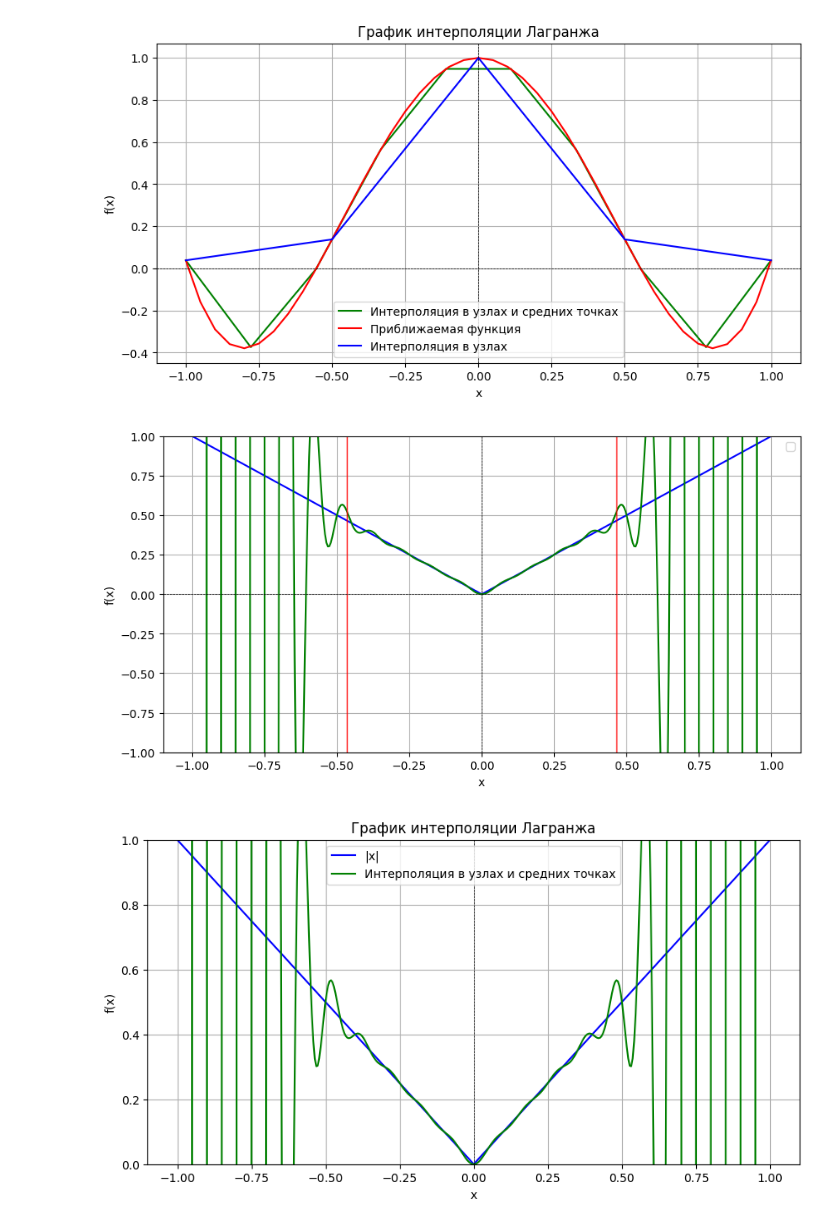
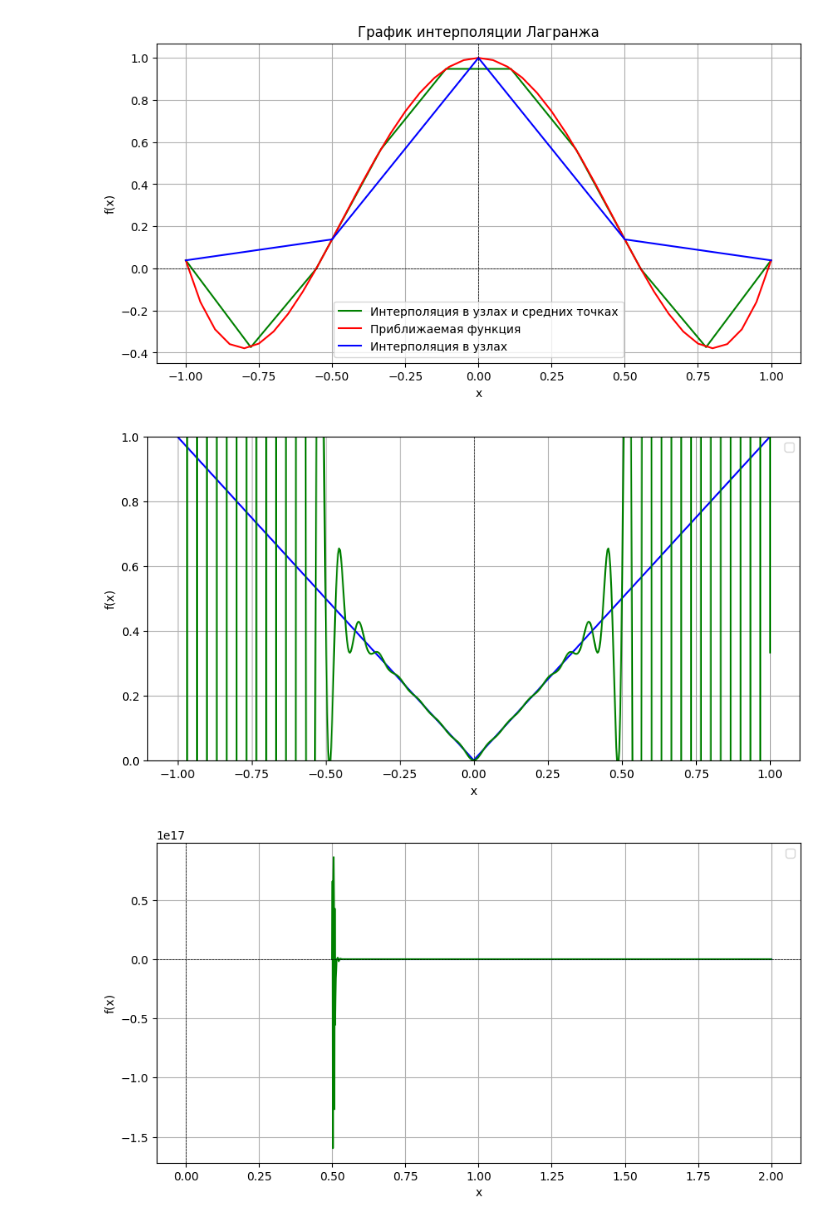
Before and after one commit to PVLKorobov/UNI_5S_CHM_L1, a Jupyter notebook: tasks.ipynb, the cells around one changed output. Saved outputs shown, nothing was run; the diff lists cells and outputs as text; code cells hidden in the pictures.

```diff
--- a/tasks.ipynb
+++ b/tasks.ipynb
@@ -183,7 +183,7 @@ def get_interval_edge(x:list, interpol_values:list):
             return x[i]
 
 
-n = 40
+n = 60
 m = 10
 
 
@@ -206,9 +206,9 @@ plt.plot(x, y, color='blue')
 plt.plot(x_2, y_2, color='green')
 
 # Границы интервала
-intervalEdge = get_interval_edge(x_2, y_2)
-plt.axvline(intervalEdge, color="red", linewidth=1)
-plt.axvline(-intervalEdge, color="red", linewidth=1)
+# intervalEdge = get_interval_edge(x_2, y_2)
+# plt.axvline(intervalEdge, color="red", linewidth=1)
+# plt.axvline(-intervalEdge, color="red", linewidth=1)
 
 
 plt.xlabel('x')
@@ -217,22 +217,22 @@ plt.axhline(0, color='black', linewidth=0.5, ls='--')
 plt.axvline(0, color='black', linewidth=0.5, ls='--')
 plt.grid(True)
 plt.legend()
-plt.ylim(-1, 1)  # Ограничение по оси y
+plt.ylim(0, 1)  # Ограничение по оси y
 plt.show()  # Показываем график
 # %% [output]
-[figure, old version]
+[figure, new version]
 # %%
 import math
 import numpy as np  # Импортируем библиотеку NumPy
 import matplotlib.pyplot as plt
 
-a = -1
-b = 1
+a = 0.5
+b = 2
 def func(x):
-    # return 1/(1+ 25 * x**2)
-    return abs(x)
+    result = (1 + x*x)/(1 + abs(math.log(x)))
+    return result
 
-def polyLagrange(x, n):
+def poly_Lagrange(x, n):
     nodes = [a]
     current = a
     for k in range(n):
@@ -244,51 +244,62 @@ def polyLagrange(x, n):
 
     summa = 0
 
-    for x_val in x:  # Изменил имя переменной для ясности
+    for x_val in x:
         for i in range(n + 1):
             # Вычисление произведения
             product_up = 1
             for j in range(n + 1):
                 if i != j:
                     product_up *= (x_val - nodes[j])
             product_down = 1
             for j in range(n + 1):
                 if i != j:
                     product_down *= (nodes[i] - nodes[j])
             summa += (values[i] * (product_up / product_down))
 
     return summa
 
-n = 40
+def get_interval_edge(x:list, interpol_values:list):
+    for i in range(len(x) // 2, len(x)):
+        if abs(func(x[i]) - interpol_values[i]) > 0.05:
+            return x[i]
+
+
+n = 120
 m = 10
 
 
 
-x = np.linspace(-1, 1, 3)  # n+1 точек от -1 до 1
-y = [abs(x_val) for x_val in x]  # Применение функции к каждой точке x
+x = np.linspace(a, b, 3)  # n+1 точек от -1 до 1
+y = [func(x_val) for x_val in x]  # Применение функции к каждой точке x
 
 # Интерполяция с большим числом узлов
-x_2 = np.linspace(-1, 1,   m * n + 2)  # 2n+2 точки от -1 до 1
-y_2 = [polyLagrange([x_val], n) for x_val in x_2]  # Использовать x_2 для вычисления y_2
-
-# Интерполяция с большим числом узлов
-x_3 = np.linspace(-1, 1, 10 * n+1)  # 2n+2 точки от -1 до 1
-y_3 = [polyLagrange([x_val], n) for x_val in x_3]  # Использовать x_2 для вычисления y_2
-
-# Создаем график
-plt.figure(figsize=(10, 5))
-plt.plot(x, y, label='|x|', color='blue')
-plt.plot(x_2, y_2, label='Интерполяция в узлах и средних точках', color='green')
+x_2 = np.linspace(a, b,   m * n + 2)  # 2n+2 точки от -1 до 1
+y_2 = [poly_Lagrange([x_val], n) for x_val in x_2]  # Использовать x_2 для вычисления y_2
 
 
-plt.title('График интерполяции Лагранжа')
+# # Интерполяция с большим числом узлов
+# x_3 = np.linspace(-1, 1, 10 * n+1)  # 2n+2 точки от -1 до 1
+# y_3 = [poly_Lagrange([x_val], n) for x_val in x_3]  # Использовать x_3 для вычисления y_3
+
+# График
+plt.figure(figsize=(10, 5))
+plt.plot(x, y, color='blue')
+plt.plot(x_2, y_2, color='green')
+
+# Границы интервала
+# intervalEdge = get_interval_edge(x_2, y_2)
+# plt.axvline(intervalEdge, color="red", linewidth=1)
+# plt.axvline(-intervalEdge, color="red", linewidth=1)
+
+
 plt.xlabel('x')
 plt.ylabel('f(x)')
 plt.axhline(0, color='black', linewidth=0.5, ls='--')
 plt.axvline(0, color='black', linewidth=0.5, ls='--')
 plt.grid(True)
 plt.legend()
-plt.ylim(0, 1)  # Ограничение по оси y
+# plt.ylim(0, 1)  # Ограничение по оси y
 plt.show()  # Показываем график
 # %% [output]
-[figure, old version]
+[figure, new version]
```
Also changed, not shown: parts of 1 cell of this notebook, 2 other files.
